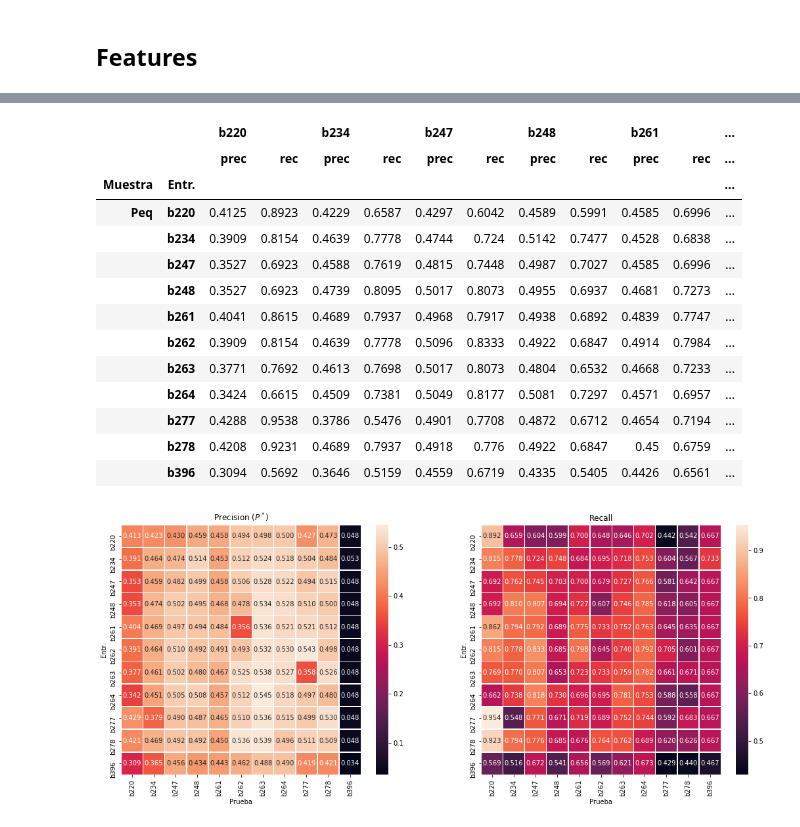
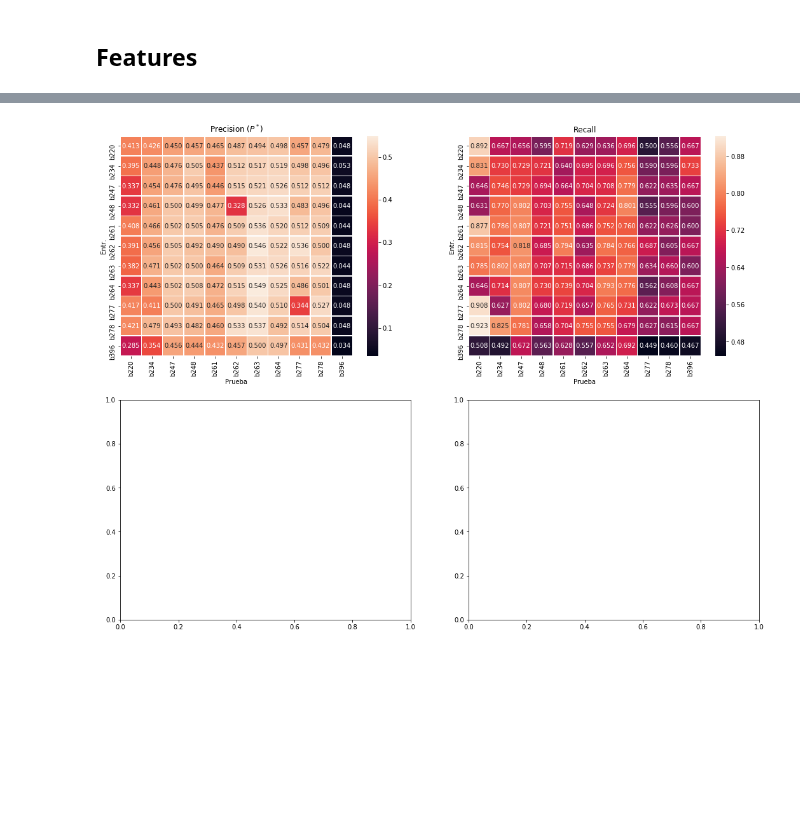
Before and after one commit to carpyncho/vvv_gen_catalog, a Jupyter notebook: 11_all_vs_all2_5K.ipynb, the cells around one changed output, grey strips where cells are left out. Saved outputs shown, nothing was run; the diff lists cells and outputs as text; code cells hidden in the pictures; blank space fills up the shorter version.

```diff
--- a/11_all_vs_all2_5K.ipynb
+++ b/11_all_vs_all2_5K.ipynb
@@ -130,26 +65,36 @@ def get_prec_star(r, tile_name):
     rs = SIZES[tile_name]
     return prec_star(r.y_test, r.probabilities[:,1], r.test_size, rs)
 
-
 def argmax_lt_1(arr):
     arr = np.copy(arr)
     arr[arr >= 1] = - 9999
     return np.argmax(arr)
 
 
-def get_metrics(kf, vss, train_name):
+def get_metrics(kf, vss, all_vs, train_name):
     # kfold correction
 
+    # kfold
     pstar = get_prec_star(kf, train_name)
     idx = argmax_lt_1(pstar)
 
     precs, recs, curve = kf.prec_rec_curve
     kfold_prec = pstar[idx]
     kfold_recall = recs[idx]
+    kfold = (kfold_prec, kfold_recall, pstar)
 
-    m = Container(
-        kfold=(kfold_prec, kfold_recall), vss=Container())
+    # all_vs
+    all_vs = all_vs[0]
+    pstar = get_prec_star(all_vs, train_name)
+    idx = argmax_lt_1(pstar)
 
+    precs, recs, curve = all_vs.prec_rec_curve
+    all_vs_prec = pstar[idx]
+    all_vs_recall = recs[idx]
+    all_vs = (all_vs_prec, all_vs_recall, pstar)
+
+
+    m = Container(kfold=kfold, all_vs=all_vs, vss=Container())
     for vs in vss:
         pstar = get_prec_star(vs, vs.test_name)
         idx = argmax_lt_1(pstar)
@@ -157,7 +102,7 @@ def get_metrics(kf, vss, train_name):
         precs, recs, curve = vs.prec_rec_curve
         prec = pstar[idx]
         recall = recs[idx]
-        m.vss[vs.test_name] = (prec, recall)
+        m.vss[vs.test_name] = (prec, recall, pstar)
 
     return m
 
@@ -169,10 +114,16 @@ def run(train, data):
         data=data, pcls=1, ncls=0, X_columns=X_columns, y_column="cls", verbose=False)
     kf = kf(train, nfolds=10)
 
-    print ">>>> Vs {}<<<<".format(train)
+    print ">>>> Vs {}<<<< ".format(train)
     vs = WithAnotherExperiment(
-        clf=RandomForestClassifier(n_estimators=500, criterion="entropy"), verbose=False,
+        clf=RandomForestClassifier(n_estimators=500, criterion="entropy", n_jobs=cpu), verbose=False,
         clsnum=cls, data=data, pcls=1, ncls=0, X_columns=X_columns, y_column="cls")
     vs = vs(train)
 
-    return train, {"metrics": get_metrics(kf=kf, vss=vs, train_name=train), "kf": kf, "vs": vs}
+    print ">>> All vs {} <<<".format(train)
+    all_vs = WithAnotherExperiment(
+        clf=RandomForestClassifier(n_estimators=500, criterion="entropy", n_jobs=cpu), verbose=False,
+        clsnum=cls, data=data, pcls=1, ncls=0, X_columns=X_columns, y_column="cls")
+    all_vs = all_vs([k for k in data.keys() if k != train])
+
+    return train, {"metrics": get_metrics(kf=kf, vss=vs, all_vs=all_vs, train_name=train), "kf": kf, "vs": vs, "all_vs": all_vs}
@@ -228,37 +174,3 @@ for size in ["small"]:
         for k, v in sorted(tdata.vss.items()):
             row.update({(k, "prec"): v[0], (k, "rec"): v[1]})
         rows.append(row)
-# %%
-def hl_kfold(row):
-    test = row.name[-1]
-    styles = []
-    for k, v in row.iteritems():
-        styles.append(
-            'background-color: lightgrey'
-            if k[0] == test else
-            "")
-    return styles
-
-raw = pd.DataFrame(rows).set_index(["Muestra", "Entr."])
-raw.columns = pd.MultiIndex.from_tuples(raw.columns.values)
-raw.to_csv("data/o3o4vZ/all_vs_all_vs/raw.csv", encoding='utf-8')
-raw.to_pickle("data/o3o4vZ/all_vs_all_vs/raw.pkl")
-
-with pd.option_context('display.precision', 4):
-    html = raw.style.apply(hl_kfold, axis=1)
-html
-# %% [output]
-|  |  | b220 |  | b234 |  | b247 |  | b248 |  | b261 |  | ... |
-|  |  | prec | rec | prec | rec | prec | rec | prec | rec | prec | rec | ... |
-| Muestra | Entr. |  |  |  |  |  |  |  |  |  |  | ... |
-| Peq | b220 | 0.4125 | 0.8923 | 0.4229 | 0.6587 | 0.4297 | 0.6042 | 0.4589 | 0.5991 | 0.4585 | 0.6996 | ... |
-|  | b234 | 0.3909 | 0.8154 | 0.4639 | 0.7778 | 0.4744 | 0.724 | 0.5142 | 0.7477 | 0.4528 | 0.6838 | ... |
-|  | b247 | 0.3527 | 0.6923 | 0.4588 | 0.7619 | 0.4815 | 0.7448 | 0.4987 | 0.7027 | 0.4585 | 0.6996 | ... |
-|  | b248 | 0.3527 | 0.6923 | 0.4739 | 0.8095 | 0.5017 | 0.8073 | 0.4955 | 0.6937 | 0.4681 | 0.7273 | ... |
-|  | b261 | 0.4041 | 0.8615 | 0.4689 | 0.7937 | 0.4968 | 0.7917 | 0.4938 | 0.6892 | 0.4839 | 0.7747 | ... |
-|  | b262 | 0.3909 | 0.8154 | 0.4639 | 0.7778 | 0.5096 | 0.8333 | 0.4922 | 0.6847 | 0.4914 | 0.7984 | ... |
-|  | b263 | 0.3771 | 0.7692 | 0.4613 | 0.7698 | 0.5017 | 0.8073 | 0.4804 | 0.6532 | 0.4668 | 0.7233 | ... |
-|  | b264 | 0.3424 | 0.6615 | 0.4509 | 0.7381 | 0.5049 | 0.8177 | 0.5081 | 0.7297 | 0.4571 | 0.6957 | ... |
-|  | b277 | 0.4288 | 0.9538 | 0.3786 | 0.5476 | 0.4901 | 0.7708 | 0.4872 | 0.6712 | 0.4654 | 0.7194 | ... |
-|  | b278 | 0.4208 | 0.9231 | 0.4689 | 0.7937 | 0.4918 | 0.776 | 0.4922 | 0.6847 | 0.45 | 0.6759 | ... |
-|  | b396 | 0.3094 | 0.5692 | 0.3646 | 0.5159 | 0.4559 | 0.6719 | 0.4335 | 0.5405 | 0.4426 | 0.6561 | ... |
@@ -265,30 +180,32 @@ html
 # %%
-fig, aax = plt.subplots(1, 2, figsize=(18, 7))
+fig, aax = plt.subplots(2, 2, figsize=(18, 14))
 
-def draw(ax, df, suffix):
+def draw(aax, df, suffix):
+
+    ax = aax[0]
     prec = df.swaplevel(0, 1, axis=1)[["prec"]]
     sns.heatmap(prec, annot=True, fmt='.3f',  linewidths=.5, ax=ax[0]);
 
     recall = df.swaplevel(0, 1, axis=1)[["rec"]]
     sns.heatmap(recall, annot=True, fmt='.3f', linewidths=.5, ax=ax[1]);
 
     labels = [l.get_text().split("-", 1)[-1] for l in ax[0].get_xticklabels()]
     ax[0].set_xticklabels(labels)
     ax[1].set_xticklabels(labels)
 
     ax[0].set_title(u"Precision ($P^*$)")
     ax[1].set_title(u"Recall")
 
     ax[0].set_xlabel("Prueba")
     ax[1].set_xlabel("Prueba")
     return prec, recall
 
-prec, rec = draw(ax=aax, df=raw.loc["Peq"], suffix=u"Pequeña")
+prec, rec = draw(aax=aax, df=raw.loc["Peq"], suffix=u"Pequeña")
 
 plt.savefig("workpoint2.pdf")
 plt.show()
 # %% [output]
-[figure, old version]
+[figure, new version]
 # %%
 prec.columns = prec.columns.levels[1]
 prec = prec.drop(["b396"], axis=1).drop(["b396"], axis=0)
```
Also changed, not shown: parts of 9 cells of this notebook, 15 other files.
